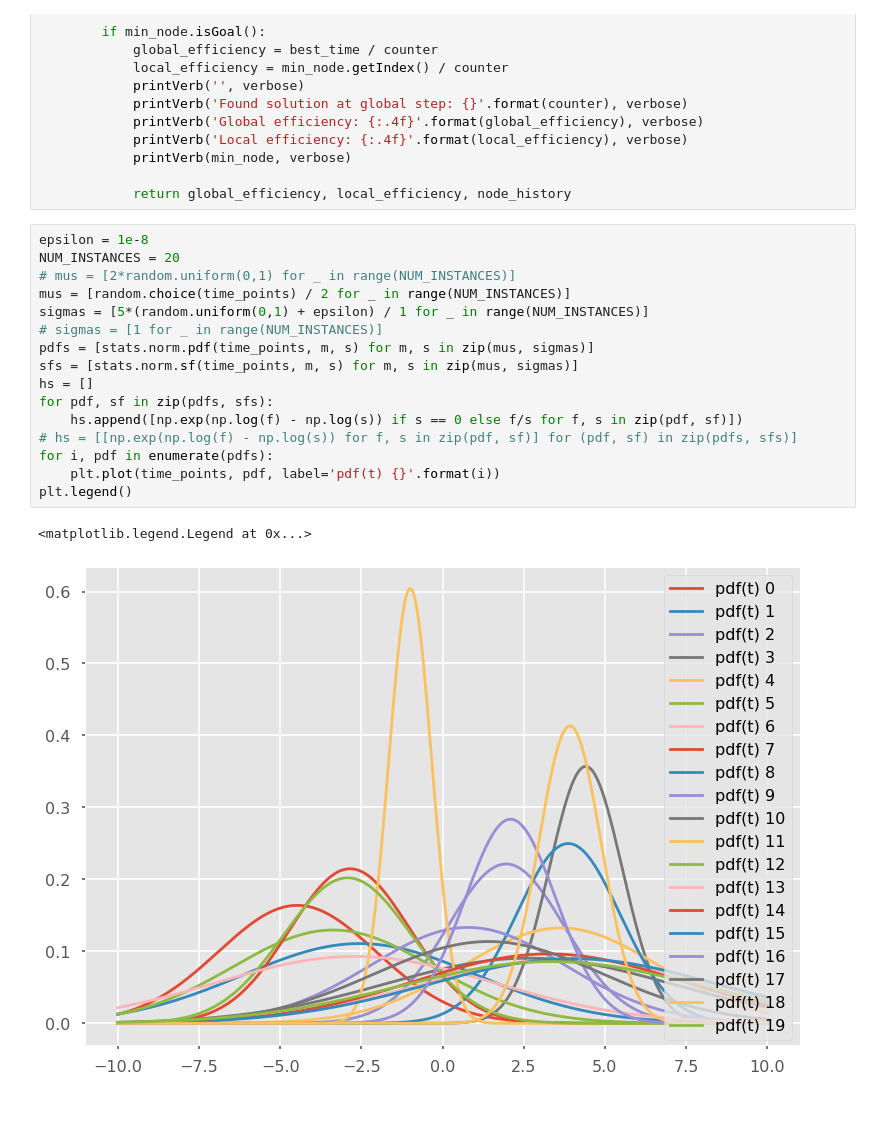
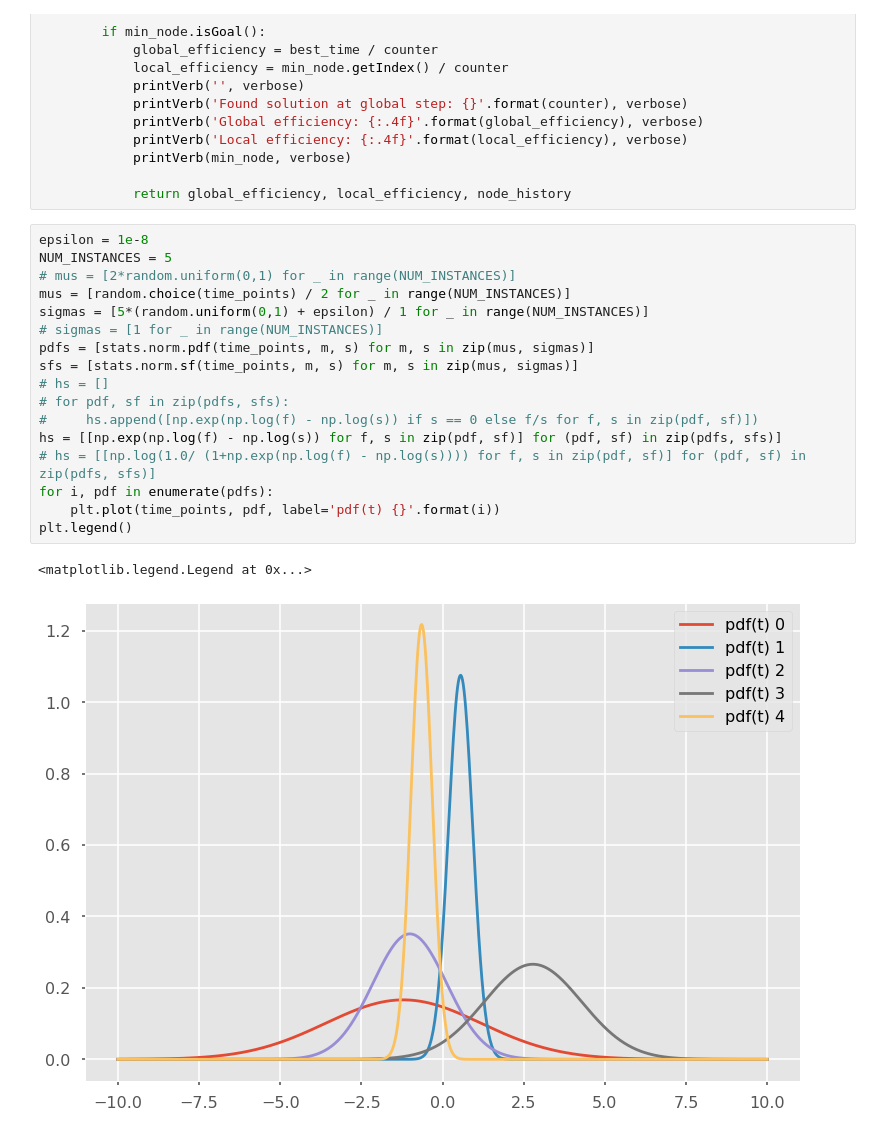
Before and after one commit to tuero/rocksndiamonds, a Jupyter notebook: src/ai/distnet/work_sheets/Untitled2.ipynb, the cells around one changed output. Drawn from its saved outputs; the diff is of its cells as text.

```diff
--- a/src/ai/distnet/work_sheets/Untitled2.ipynb
+++ b/src/ai/distnet/work_sheets/Untitled2.ipynb
@@ -129,23 +135,24 @@ def LevinTS(nodes, verbose=True):
             return global_efficiency, local_efficiency, node_history
 # %%
 epsilon = 1e-8
-NUM_INSTANCES = 20
+NUM_INSTANCES = 5
 # mus = [2*random.uniform(0,1) for _ in range(NUM_INSTANCES)]
 mus = [random.choice(time_points) / 2 for _ in range(NUM_INSTANCES)]
 sigmas = [5*(random.uniform(0,1) + epsilon) / 1 for _ in range(NUM_INSTANCES)]
 # sigmas = [1 for _ in range(NUM_INSTANCES)]
 pdfs = [stats.norm.pdf(time_points, m, s) for m, s in zip(mus, sigmas)]
 sfs = [stats.norm.sf(time_points, m, s) for m, s in zip(mus, sigmas)]
-hs = []
-for pdf, sf in zip(pdfs, sfs):
-    hs.append([np.exp(np.log(f) - np.log(s)) if s == 0 else f/s for f, s in zip(pdf, sf)])
-# hs = [[np.exp(np.log(f) - np.log(s)) for f, s in zip(pdf, sf)] for (pdf, sf) in zip(pdfs, sfs)]
+# hs = []
+# for pdf, sf in zip(pdfs, sfs):
+#     hs.append([np.exp(np.log(f) - np.log(s)) if s == 0 else f/s for f, s in zip(pdf, sf)])
+hs = [[np.exp(np.log(f) - np.log(s)) for f, s in zip(pdf, sf)] for (pdf, sf) in zip(pdfs, sfs)]
+# hs = [[np.log(1.0/ (1+np.exp(np.log(f) - np.log(s)))) for f, s in zip(pdf, sf)] for (pdf, sf) in zip(pdfs, sfs)]
 for i, pdf in enumerate(pdfs):
     plt.plot(time_points, pdf, label='pdf(t) {}'.format(i))
 plt.legend()
 # %% [output]
 <matplotlib.legend.Legend at 0x...>
-[figure, old version]
+[figure, new version]
 # %%
 for i, s in enumerate(sfs):
     plt.plot(time_points, s, label='s(t) {}'.format(i))
```
Also changed, not shown: parts of 8 cells of this notebook, 17 other files.
